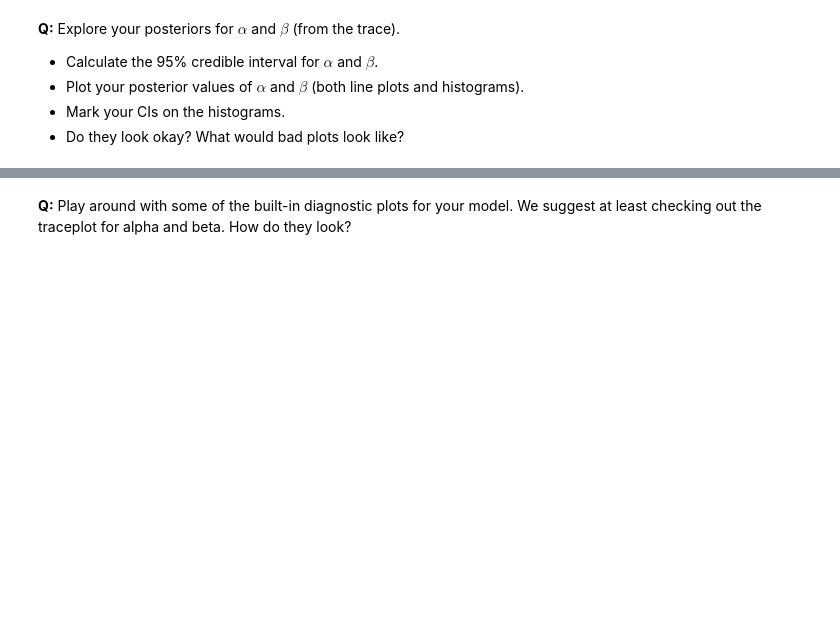
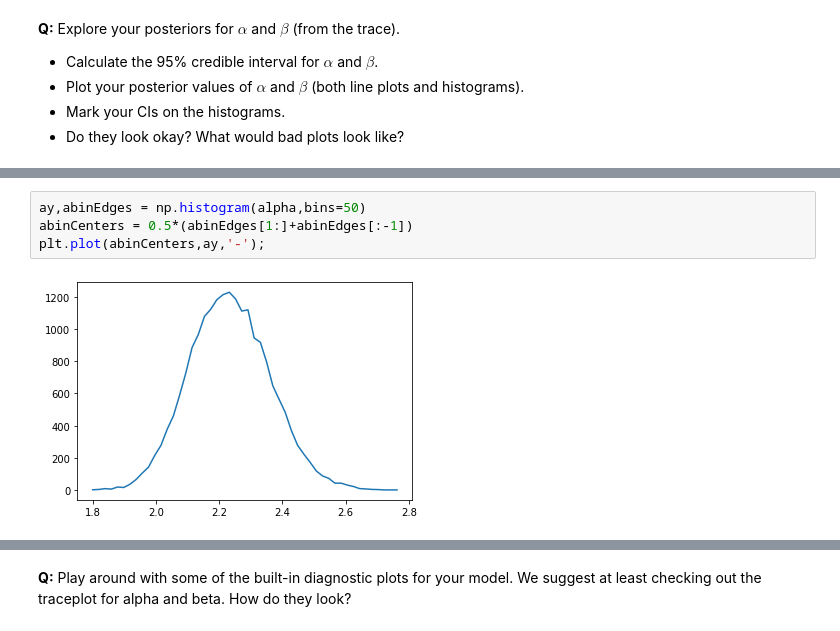
Before and after one commit to chejuichia/DataScienceStudy, a Jupyter notebook: Bayesian_stats_Q6.28/inferential_statistics_3-Q.ipynb, the cells around one changed output, grey strips where cells are left out. Drawn from its saved outputs; the diff is of its cells as text; blank space fills up the shorter version.

```diff
--- a/Bayesian_stats_Q6.28/inferential_statistics_3-Q.ipynb
+++ b/Bayesian_stats_Q6.28/inferential_statistics_3-Q.ipynb
@@ -120,0 +149,6 @@ __A:__
+# %%
+ay,abinEdges = np.histogram(alpha,bins=50)
+abinCenters = 0.5*(abinEdges[1:]+abinEdges[:-1])
+plt.plot(abinCenters,ay,'-');
+# %% [output]
+[figure, added]
```
Also changed, not shown: parts of 20 cells of this notebook.
